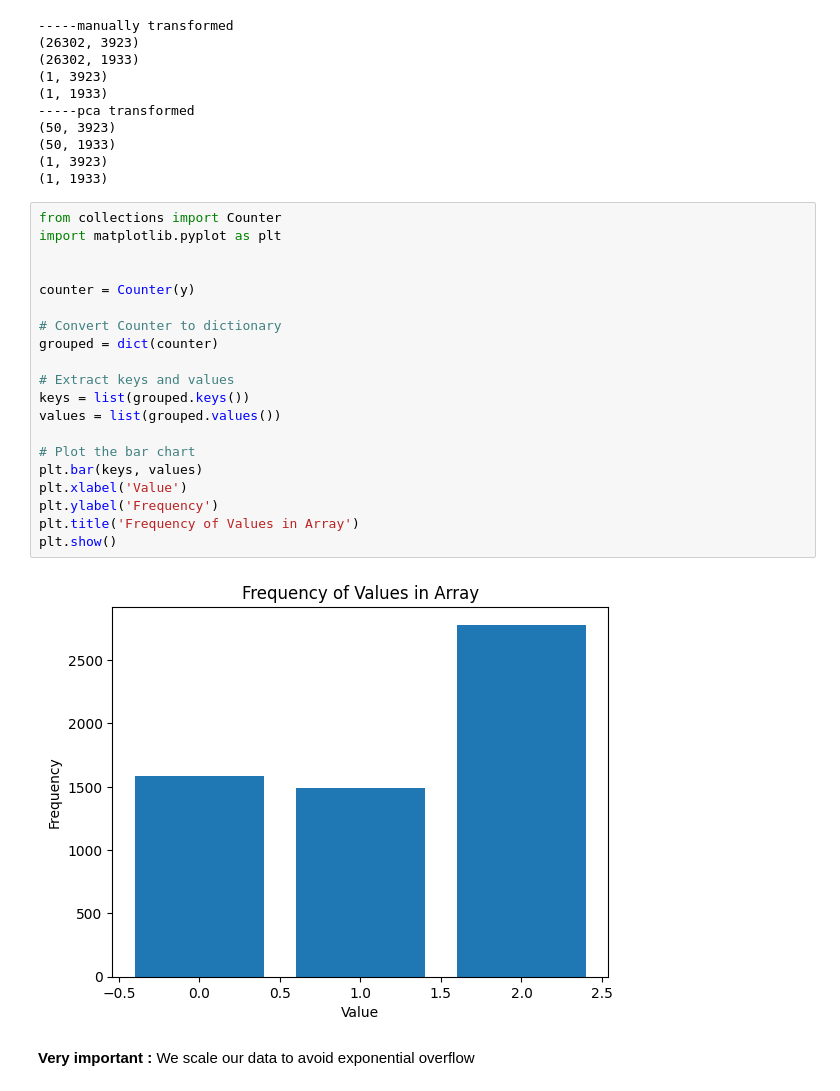
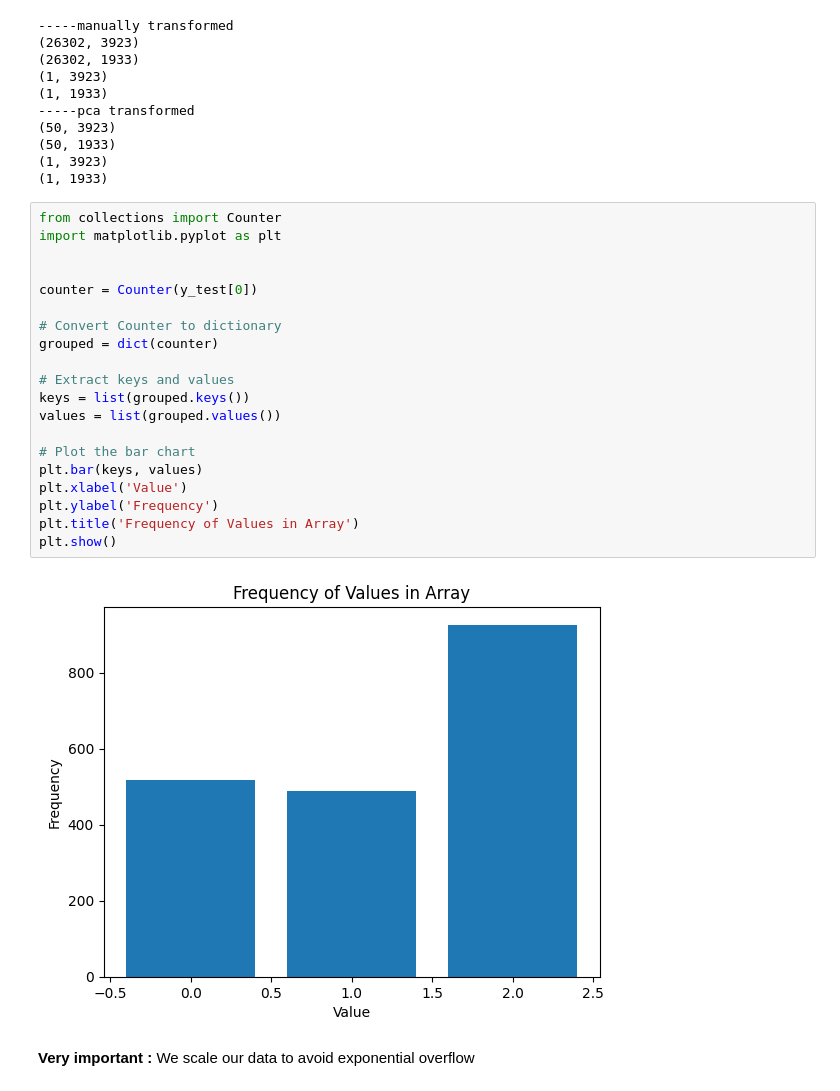
Before and after one commit to lucas066001/IllnessRecognition, a Jupyter notebook: app/dl/manualNetworkFinding.ipynb, the cells around one changed output. Cells and saved outputs as stored; diff of their text form.

```diff
--- a/app/dl/manualNetworkFinding.ipynb
+++ b/app/dl/manualNetworkFinding.ipynb
@@ -91,25 +91,25 @@ print(y_test_pca.shape)
 # %%
 from collections import Counter
 import matplotlib.pyplot as plt
 
 
-counter = Counter(y)
+counter = Counter(y_test[0])
 
 # Convert Counter to dictionary
 grouped = dict(counter)
 
 # Extract keys and values
 keys = list(grouped.keys())
 values = list(grouped.values())
 
 # Plot the bar chart
 plt.bar(keys, values)
 plt.xlabel('Value')
 plt.ylabel('Frequency')
 plt.title('Frequency of Values in Array')
 plt.show()
 # %% [output]
-[figure, old version]
+[figure, new version]
 # %% [markdown]
 **Very important :** We scale our data to avoid exponential overflow
 # %%
```
Also changed, not shown: parts of 41 cells of this notebook, 3 other files.
